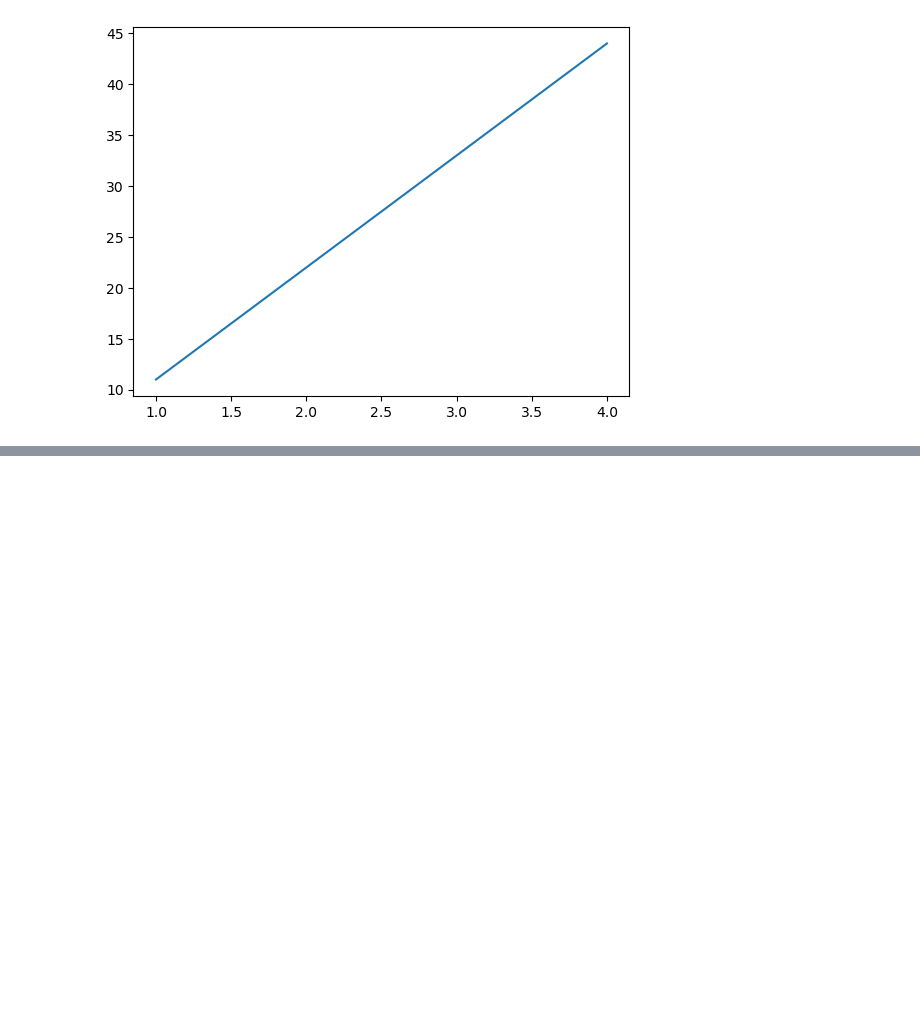
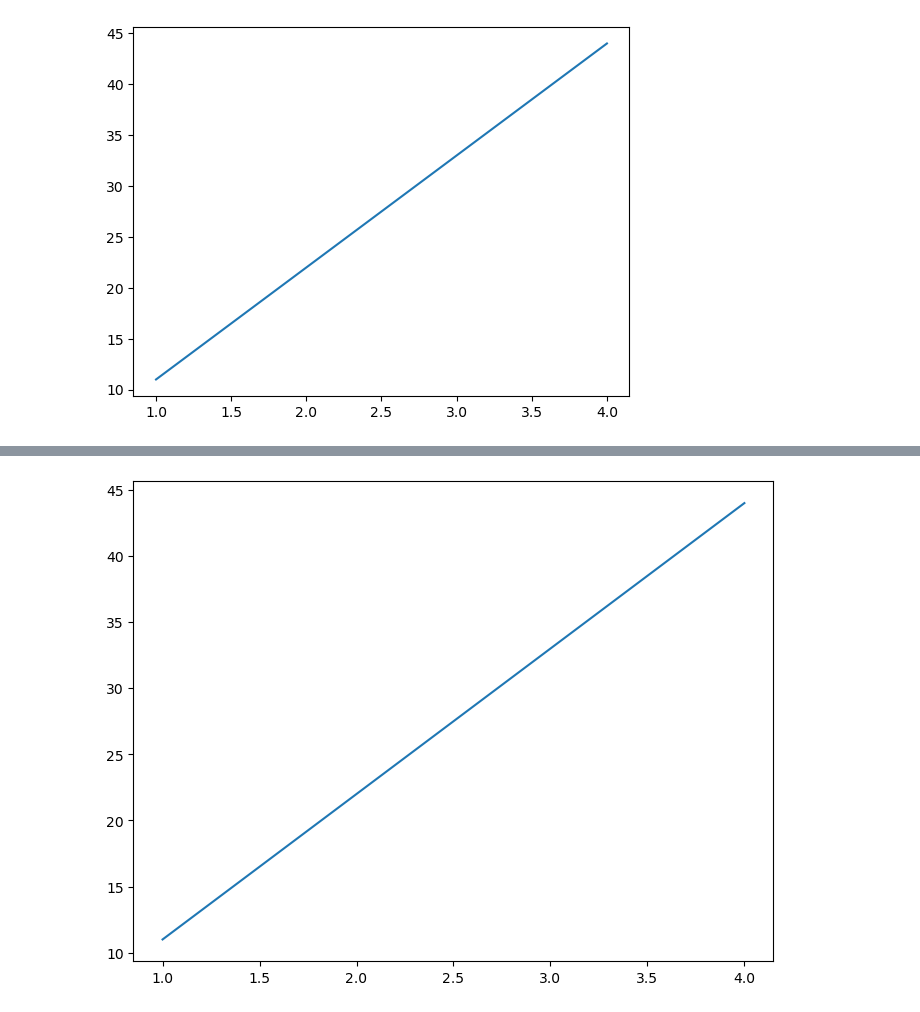
Before and after one commit to snmsndhu/Machine_Learning, a Jupyter notebook: 03_matplotlib/introduction_to_matplotlib.ipynb, the cells around one changed output, grey strips where cells are left out. Drawn from its saved outputs; the diff is of its cells as text; code cells hidden in the pictures; blank space fills up the shorter version.

```diff
--- a/03_matplotlib/introduction_to_matplotlib.ipynb
+++ b/03_matplotlib/introduction_to_matplotlib.ipynb
@@ -28,0 +36,9 @@ plt.show()
+# %%
+# 2nd method
+
+fig = plt.figure()
+ax = fig.add_axes([1,1,1,1])
+ax.plot(x, y)
+plt.show()
+# %% [output]
+[figure, added]
```
Also changed, not shown: parts of 2 cells of this notebook.
